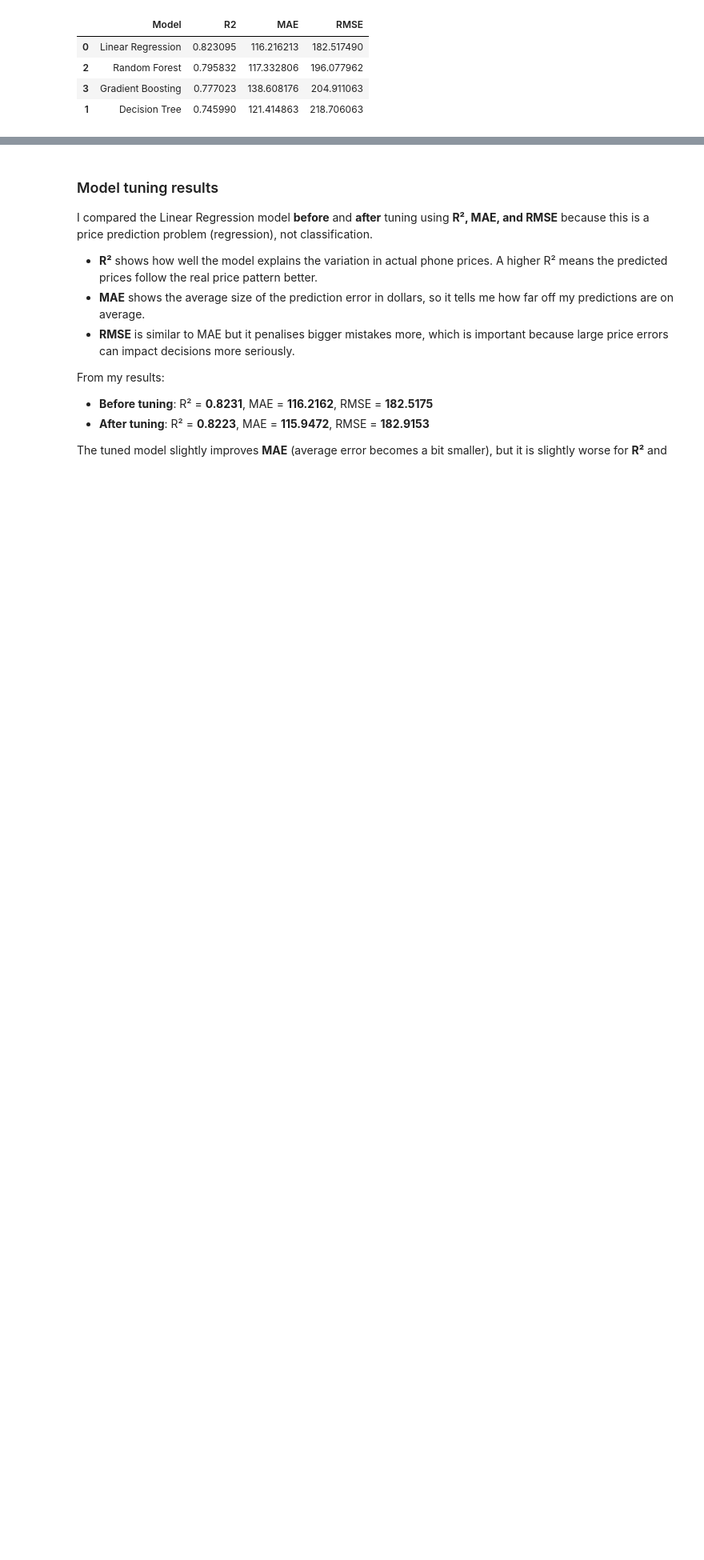
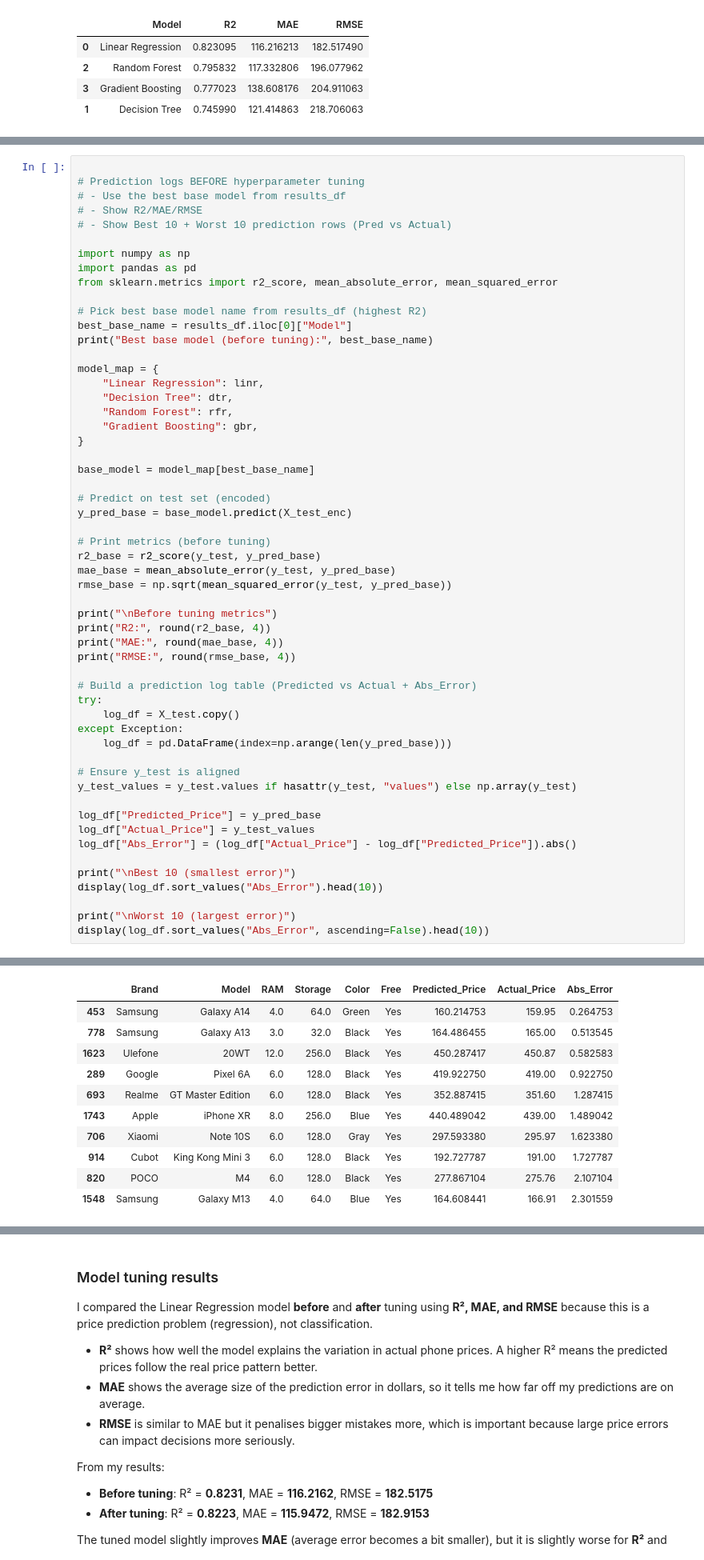
Before and after one commit to Aloysius-Yong/mdlp-project, a Jupyter notebook: mldp.ipynb, the cells around one changed output, grey strips where cells are left out. Shown at 80% size. Cells and saved outputs as stored; diff of their text form; blank space fills up the shorter version.

```diff
--- a/mldp.ipynb
+++ b/mldp.ipynb
@@ -701,3 +720,59 @@ Gradient Boosting RMSE: 204.91
 | 2 | Random Forest | 0.7958 | 117.3328 | 196.0780 |
 | 3 | Gradient Boosting | 0.7770 | 138.6082 | 204.9111 |
 | 1 | Decision Tree | 0.7460 | 121.4149 | 218.7061 |
+# %%
+
+# Prediction logs BEFORE hyperparameter tuning
+# - Use the best base model from results_df
+# - Show R2/MAE/RMSE
+# - Show Best 10 + Worst 10 prediction rows (Pred vs Actual)
+
+import numpy as np
+import pandas as pd
+from sklearn.metrics import r2_score, mean_absolute_error, mean_squared_error
+
+# Pick best base model name from results_df (highest R2)
+best_base_name = results_df.iloc[0]["Model"]
+print("Best base model (before tuning):", best_base_name)
+
+model_map = {
+    "Linear Regression": linr,
+    "Decision Tree": dtr,
+    "Random Forest": rfr,
+    "Gradient Boosting": gbr,
+}
+
+base_model = model_map[best_base_name]
+
+# Predict on test set (encoded)
+y_pred_base = base_model.predict(X_test_enc)
+
+# Print metrics (before tuning)
+r2_base = r2_score(y_test, y_pred_base)
+mae_base = mean_absolute_error(y_test, y_pred_base)
+rmse_base = np.sqrt(mean_squared_error(y_test, y_pred_base))
+
+print("\nBefore tuning metrics")
+print("R2:", round(r2_base, 4))
+print("MAE:", round(mae_base, 4))
+print("RMSE:", round(rmse_base, 4))
+
+# Build a prediction log table (Predicted vs Actual + Abs_Error)
+try:
+    log_df = X_test.copy()
+except Exception:
+    log_df = pd.DataFrame(index=np.arange(len(y_pred_base)))
+
+# Ensure y_test is aligned
+y_test_values = y_test.values if hasattr(y_test, "values") else np.array(y_test)
+
+log_df["Predicted_Price"] = y_pred_base
+log_df["Actual_Price"] = y_test_values
+log_df["Abs_Error"] = (log_df["Actual_Price"] - log_df["Predicted_Price"]).abs()
+
+print("\nBest 10 (smallest error)")
+display(log_df.sort_values("Abs_Error").head(10))
+
+print("\nWorst 10 (largest error)")
+display(log_df.sort_values("Abs_Error", ascending=False).head(10))
+# %% [output]
@@ -703,0 +787,11 @@ Gradient Boosting RMSE: 204.91
+|  | Brand | Model | RAM | Storage | Color | Free | Predicted_Price | Actual_Price | Abs_Error |
+| 453 | Samsung | Galaxy A14 | 4.0 | 64.0 | Green | Yes | 160.214753 | 159.95 | 0.264753 |
+| 778 | Samsung | Galaxy A13 | 3.0 | 32.0 | Black | Yes | 164.486455 | 165.00 | 0.513545 |
+| 1623 | Ulefone | 20WT | 12.0 | 256.0 | Black | Yes | 450.287417 | 450.87 | 0.582583 |
+| 289 | Google | Pixel 6A | 6.0 | 128.0 | Black | Yes | 419.922750 | 419.00 | 0.922750 |
+| 693 | Realme | GT Master Edition | 6.0 | 128.0 | Black | Yes | 352.887415 | 351.60 | 1.287415 |
+| 1743 | Apple | iPhone XR | 8.0 | 256.0 | Blue | Yes | 440.489042 | 439.00 | 1.489042 |
+| 706 | Xiaomi | Note 10S | 6.0 | 128.0 | Gray | Yes | 297.593380 | 295.97 | 1.623380 |
+| 914 | Cubot | King Kong Mini 3 | 6.0 | 128.0 | Black | Yes | 192.727787 | 191.00 | 1.727787 |
+| 820 | POCO | M4 | 6.0 | 128.0 | Black | Yes | 277.867104 | 275.76 | 2.107104 |
+| 1548 | Samsung | Galaxy M13 | 4.0 | 64.0 | Blue | Yes | 164.608441 | 166.91 | 2.301559 |
```
Also changed, not shown: parts of 13 cells of this notebook.
